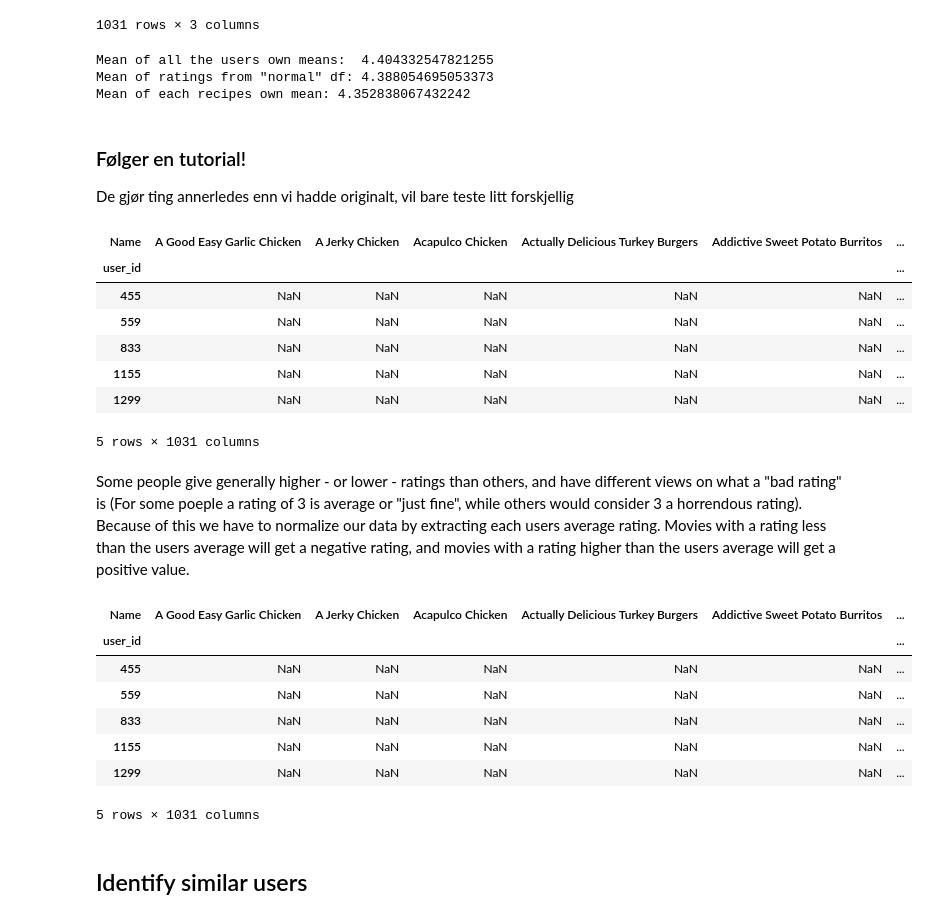
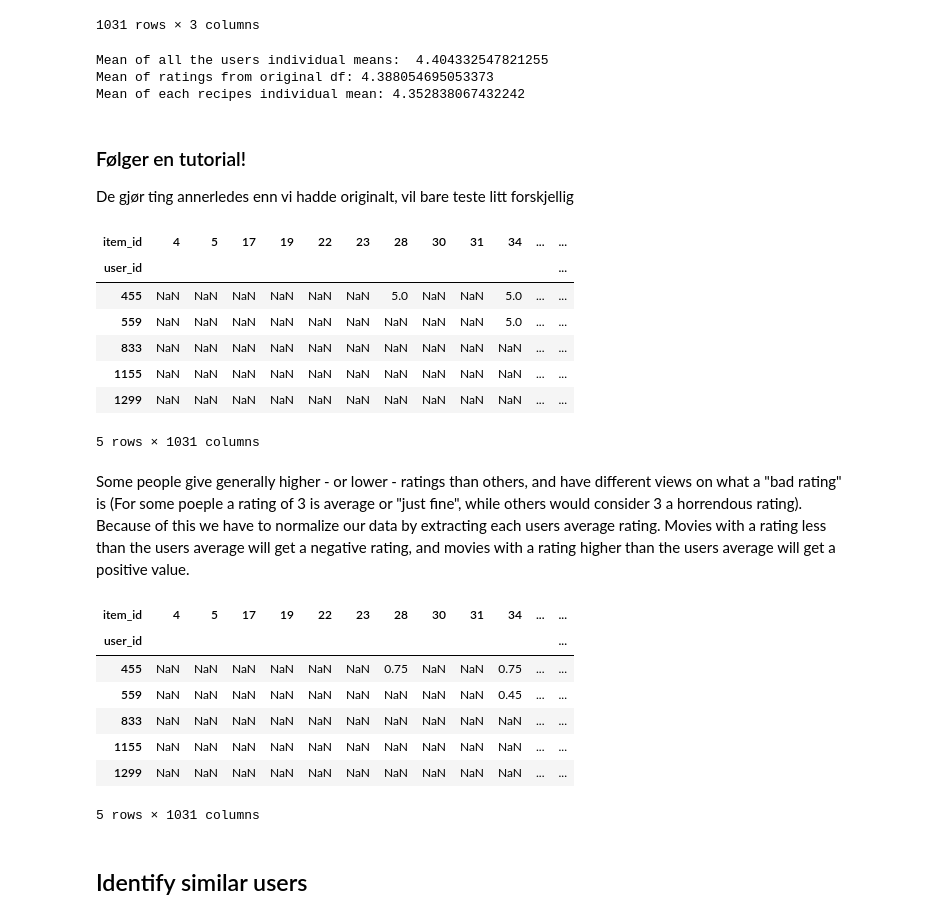
Before and after one commit to snorrealv/info345_semester_assignment, a Jupyter notebook: basic_recommender.ipynb, the cells around one changed output. Cells and saved outputs as stored; diff of their text form; code cells hidden in the pictures.

```diff
--- a/basic_recommender.ipynb
+++ b/basic_recommender.ipynb
@@ -209,29 +215,29 @@ aggregate_by_recipe.sort_values('mean_rating', ascending=False)
 df_mean_users = aggregate_by_user['mean_rating'].mean()
 df_ratings_mean = df['rating'].mean()
 df_mean_items = aggregate_by_recipe['mean_rating'].mean()
-print('Mean of all the users own means: ',df_mean_users, '\n' 'Mean of ratings from "normal" df:', df_ratings_mean,'\n' 'Mean of each recipes own mean:', df_mean_items)
+print('Mean of all the users individual means: ',df_mean_users, '\n' 'Mean of ratings from original df:', df_ratings_mean,'\n' 'Mean of each recipes individual mean:', df_mean_items)
 # %% [output]
-Mean of all the users own means:  4.404332547821255
-Mean of ratings from "normal" df: 4.388054695053373
-Mean of each recipes own mean: 4.352838067432242
+Mean of all the users individual means:  4.404332547821255
+Mean of ratings from original df: 4.388054695053373
+Mean of each recipes individual mean: 4.352838067432242
 # %% [markdown]
 ### Følger en tutorial!
 De gjør ting annerledes enn vi hadde originalt, vil bare teste litt forskjellig
 # %%
 # BUILDING RATINGS MATRIX
 
 #Can use either item_id or Name as column, same thing?
-ratings_matrix = df.pivot_table(values='rating', index='user_id', columns='Name')
+ratings_matrix = df.pivot_table(values='rating', index='user_id', columns='item_id')
 
 ratings_matrix.head()
 # %% [output]
-| Name | A Good Easy Garlic Chicken | A Jerky Chicken | Acapulco Chicken | Actually Delicious Turkey Burgers | Addictive Sweet Potato Burritos | ... |
-| user_id |  |  |  |  |  | ... |
-| 455 | NaN | NaN | NaN | NaN | NaN | ... |
-| 559 | NaN | NaN | NaN | NaN | NaN | ... |
-| 833 | NaN | NaN | NaN | NaN | NaN | ... |
-| 1155 | NaN | NaN | NaN | NaN | NaN | ... |
-| 1299 | NaN | NaN | NaN | NaN | NaN | ... |
+| item_id | 4 | 5 | 17 | 19 | 22 | 23 | 28 | 30 | 31 | 34 | ... | ... |
+| user_id |  |  |  |  |  |  |  |  |  |  |  | ... |
+| 455 | NaN | NaN | NaN | NaN | NaN | NaN | 5.0 | NaN | NaN | 5.0 | ... | ... |
+| 559 | NaN | NaN | NaN | NaN | NaN | NaN | NaN | NaN | NaN | 5.0 | ... | ... |
+| 833 | NaN | NaN | NaN | NaN | NaN | NaN | NaN | NaN | NaN | NaN | ... | ... |
+| 1155 | NaN | NaN | NaN | NaN | NaN | NaN | NaN | NaN | NaN | NaN | ... | ... |
+| 1299 | NaN | NaN | NaN | NaN | NaN | NaN | NaN | NaN | NaN | NaN | ... | ... |
 5 rows × 1031 columns
 # %% [markdown]
 Some people give generally higher - or lower - ratings than others, and have different views on what a "bad rating" is (For some poeple a rating of 3 is average or "just fine", while others would consider 3 a horrendous rating). Because of this we have to normalize our data by extracting each users average rating. Movies with a rating less than the users average will get a negative rating, and movies with a rating higher than the users average will get a positive value.
@@ -242,13 +248,13 @@ norm_ratings_matrix = ratings_matrix.subtract(ratings_matrix.mean(axis=1), axis=
 
 norm_ratings_matrix.head()
 # %% [output]
-| Name | A Good Easy Garlic Chicken | A Jerky Chicken | Acapulco Chicken | Actually Delicious Turkey Burgers | Addictive Sweet Potato Burritos | ... |
-| user_id |  |  |  |  |  | ... |
-| 455 | NaN | NaN | NaN | NaN | NaN | ... |
-| 559 | NaN | NaN | NaN | NaN | NaN | ... |
-| 833 | NaN | NaN | NaN | NaN | NaN | ... |
-| 1155 | NaN | NaN | NaN | NaN | NaN | ... |
-| 1299 | NaN | NaN | NaN | NaN | NaN | ... |
+| item_id | 4 | 5 | 17 | 19 | 22 | 23 | 28 | 30 | 31 | 34 | ... | ... |
+| user_id |  |  |  |  |  |  |  |  |  |  |  | ... |
+| 455 | NaN | NaN | NaN | NaN | NaN | NaN | 0.75 | NaN | NaN | 0.75 | ... | ... |
+| 559 | NaN | NaN | NaN | NaN | NaN | NaN | NaN | NaN | NaN | 0.45 | ... | ... |
+| 833 | NaN | NaN | NaN | NaN | NaN | NaN | NaN | NaN | NaN | NaN | ... | ... |
+| 1155 | NaN | NaN | NaN | NaN | NaN | NaN | NaN | NaN | NaN | NaN | ... | ... |
+| 1299 | NaN | NaN | NaN | NaN | NaN | NaN | NaN | NaN | NaN | NaN | ... | ... |
 5 rows × 1031 columns
 # %% [markdown]
 ## Identify similar users
```
Also changed, not shown: parts of 24 cells of this notebook.
